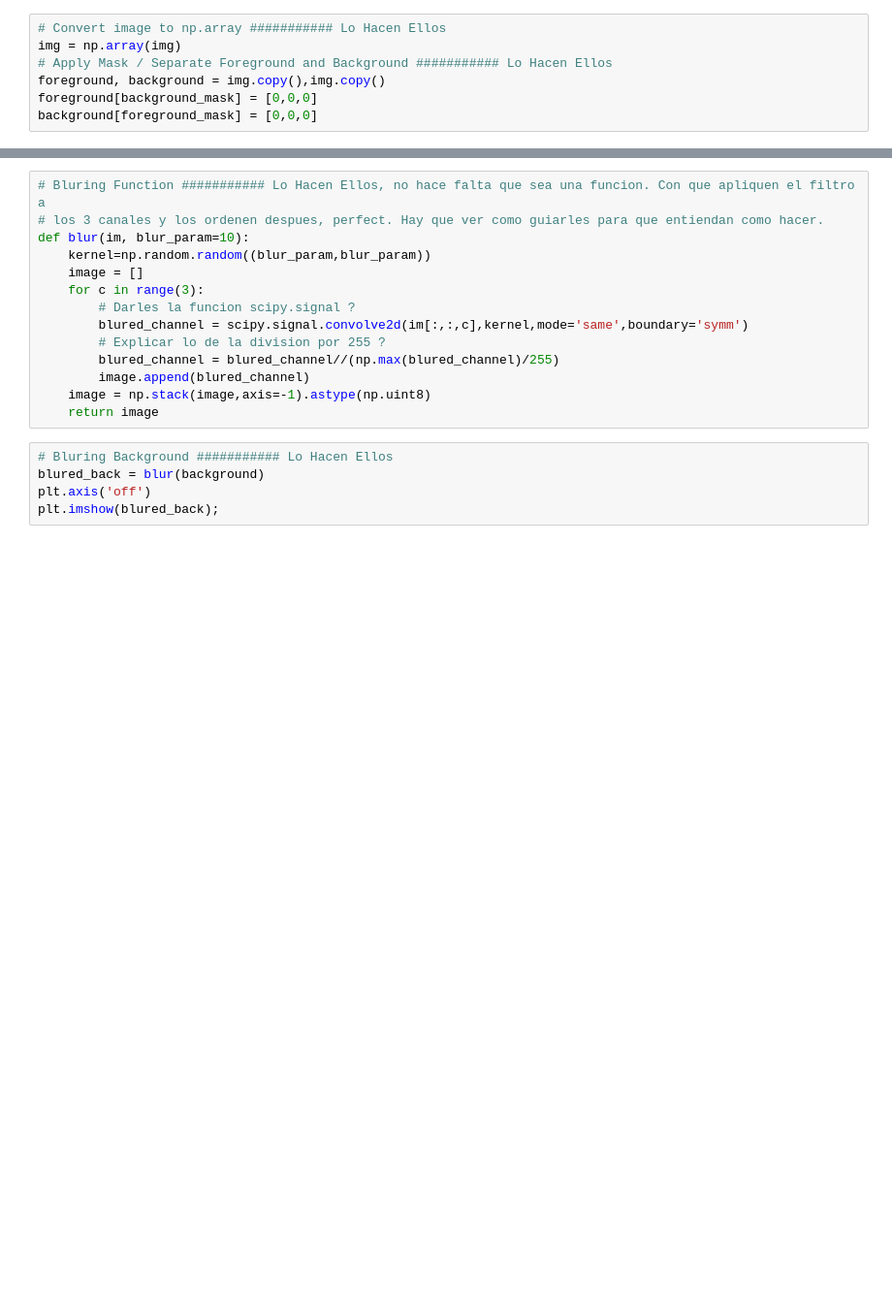
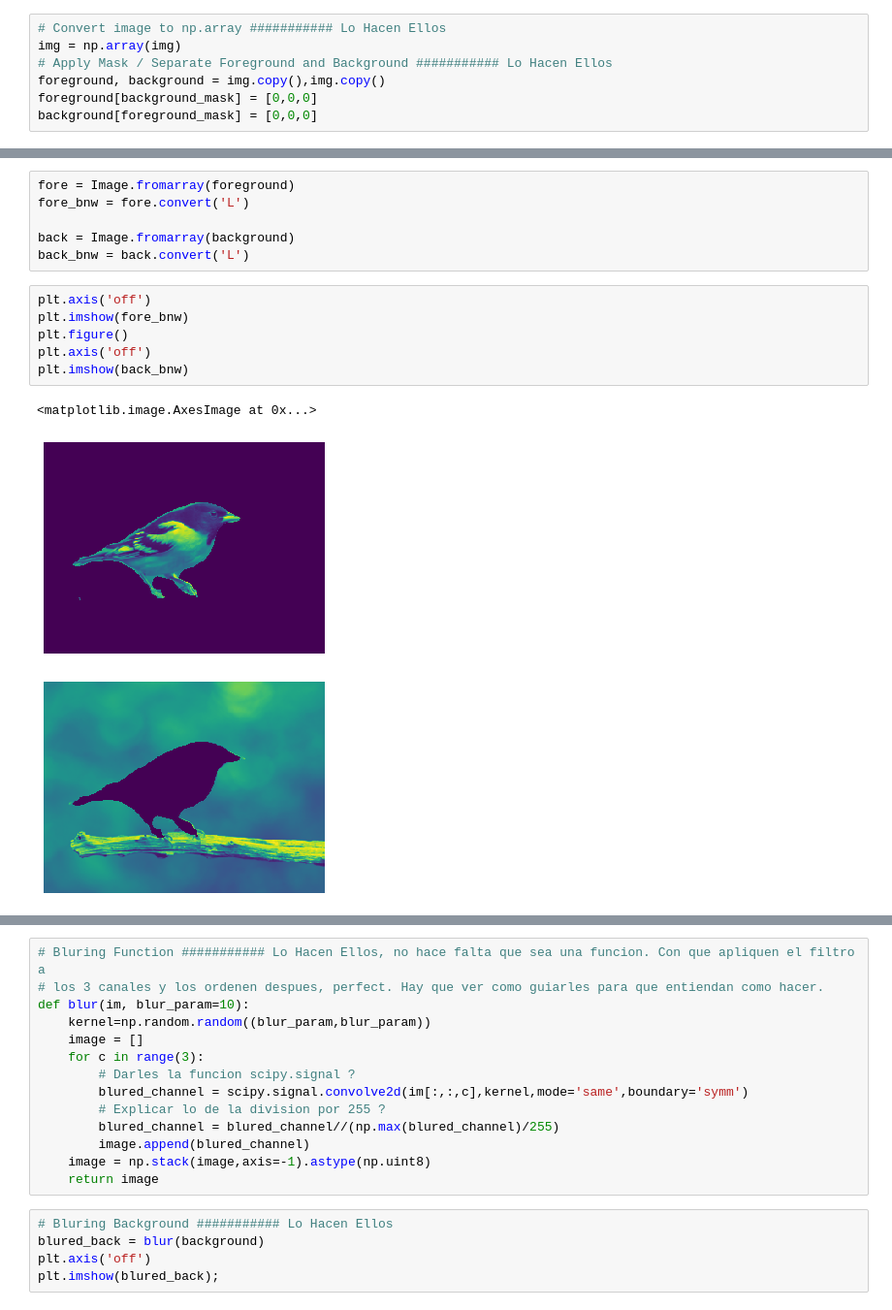
Before and after one commit to blancalluch/ImageSegmentation, a Jupyter notebook: photoBlur.ipynb, the cells around one changed output, grey strips where cells are left out. Shown at 97% size. Saved outputs shown, nothing was run; the diff lists cells and outputs as text; blank space fills up the shorter version.

```diff
--- a/photoBlur.ipynb
+++ b/photoBlur.ipynb
@@ -54,0 +57,16 @@ plt.imshow(background)
+# %%
+fore = Image.fromarray(foreground)
+fore_bnw = fore.convert('L')
+
+back = Image.fromarray(background)
+back_bnw = back.convert('L')
+# %%
+plt.axis('off')
+plt.imshow(fore_bnw)
+plt.figure()
+plt.axis('off')
+plt.imshow(back_bnw)
+# %% [output]
+<matplotlib.image.AxesImage at 0x...>
+[figure, added]
+[figure, added]
```
Also changed, not shown: parts of 11 cells of this notebook, 6 other files.
